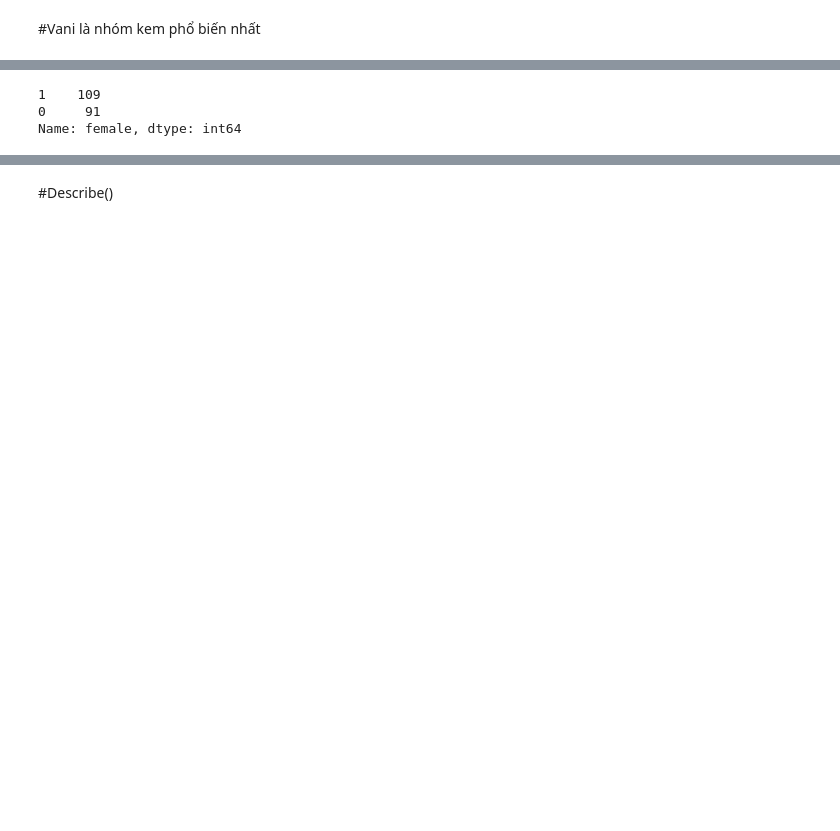
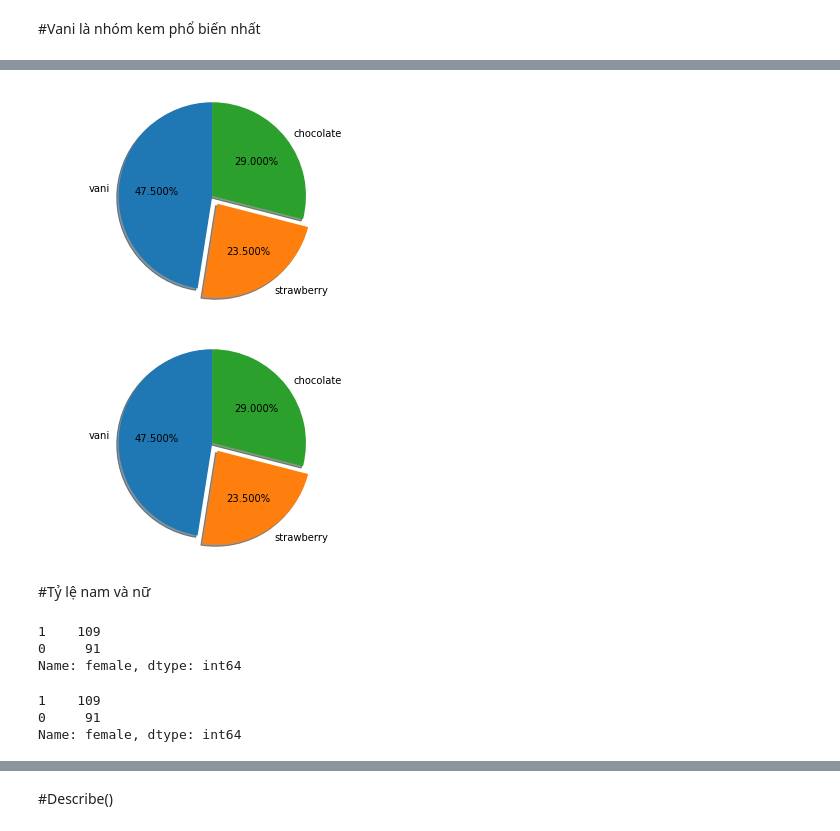
Before and after one commit to eamunt/Datamining-12, a Jupyter notebook: doAn_nhom.ipynb, the cells around one changed output, grey strips where cells are left out. Cells and saved outputs as stored; diff of their text form; code cells hidden in the pictures; blank space fills up the shorter version.

```diff
--- a/doAn_nhom.ipynb
+++ b/doAn_nhom.ipynb
@@ -75,0 +116,6 @@ memory usage: 17.8 KB
+# %%
+label = df['ice_cream'].value_counts()
+label
+#95: vani
+#58: strawberry
+#47: choco
@@ -97,10 +144,32 @@ Name: ice_cream, dtype: float64
+# %%
+#biểu đồ tròn
+name_labels = 'vani', 'strawberry', 'chocolate'
+sizes = [label[1],label[2],label[3]]
+explode = (0, 0.1, 0)
+
+fig1, ax1 = plt.subplots()
+
+ax1.pie(sizes, explode=explode, labels=name_labels, autopct='%1.3f%%',
+        shadow=True, startangle=90)
+ax1.axis('equal')
+
+plt.show()
+# %% [output]
+[figure, added]
+[figure, added]
+# %% [markdown]
+#Tỷ lệ nam và nữ
 # %%
-df['female'].value_counts()
+gender = df['female'].value_counts()
+gender
 #109 nữ, 91 nam
 # %% [output]
 1    109
 0     91
 Name: female, dtype: int64
+1    109
+0     91
+Name: female, dtype: int64
 # %%
 (df['female'].value_counts()/df['female'].count())*100
 # %% [output]
```
Also changed, not shown: parts of 27 cells of this notebook, 2 other files.
